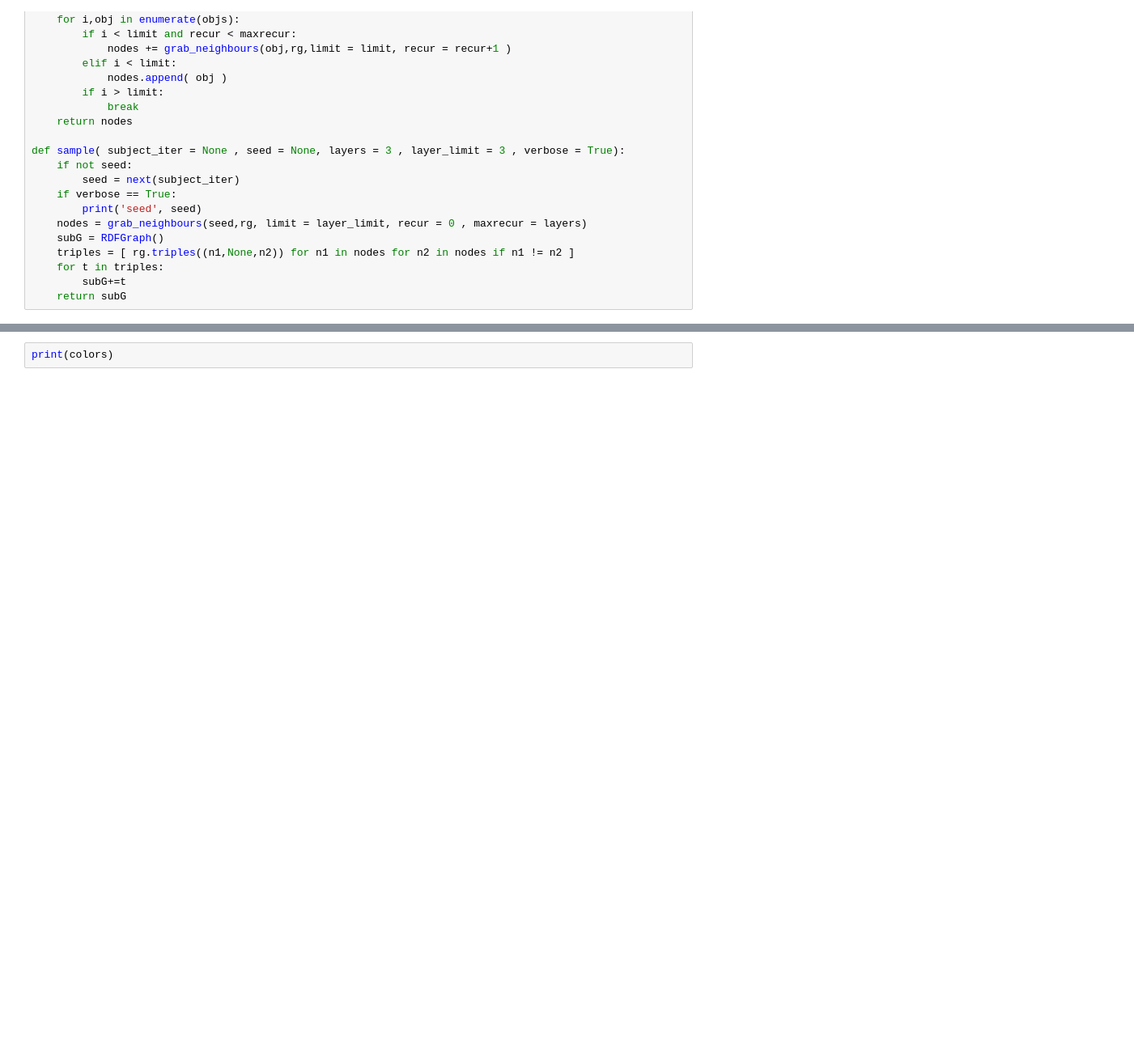
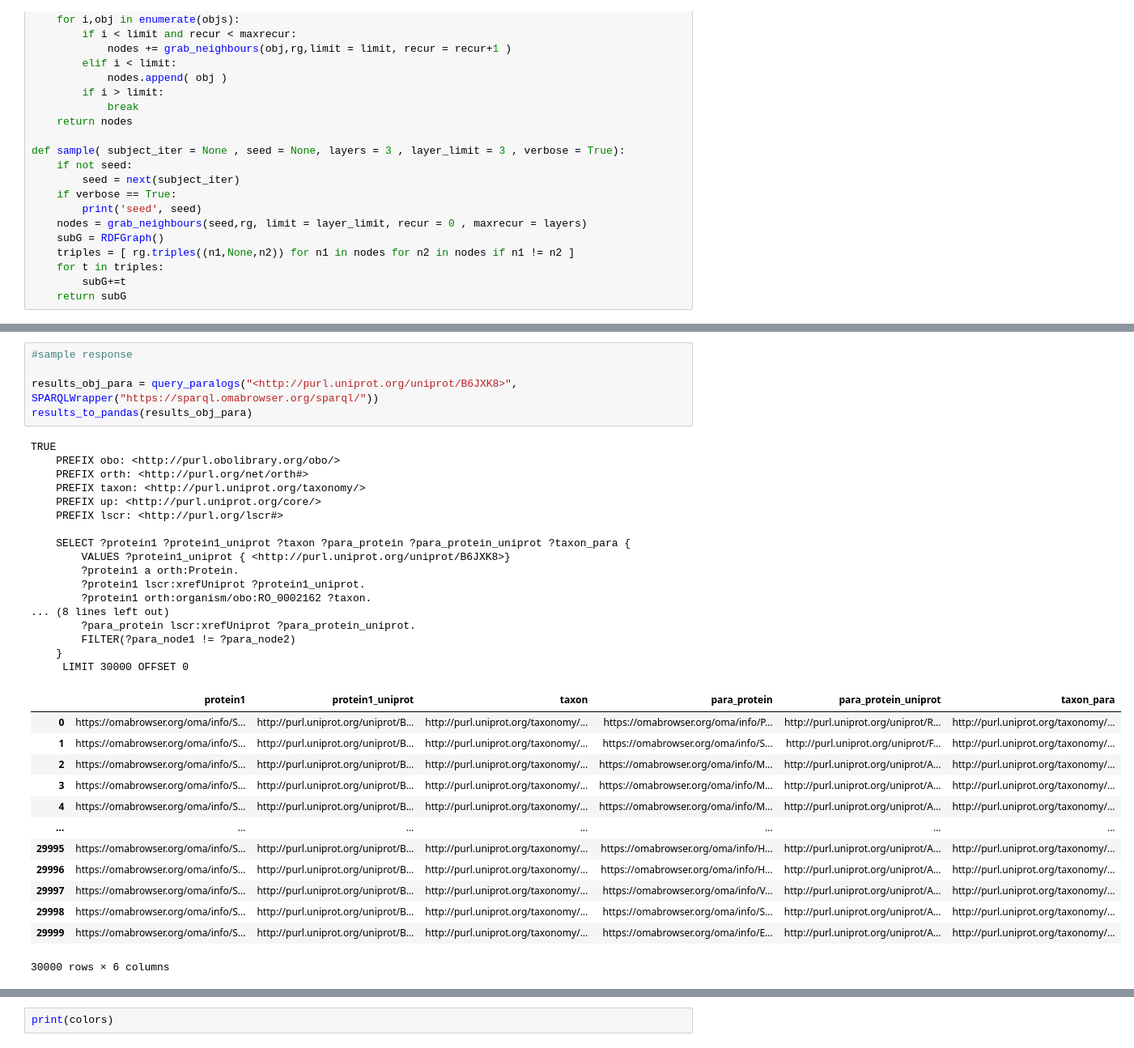
Before and after one commit to DessimozLab/RDF_Graphnet, a Jupyter notebook: rdf2network/rdf2networkx.ipynb, the cells around one changed output, grey strips where cells are left out. Shown at 81% size. Cells and saved outputs as stored; diff of their text form; blank space fills up the shorter version.

```diff
--- a/rdf2network/rdf2networkx.ipynb
+++ b/rdf2network/rdf2networkx.ipynb
@@ -381 +373,37 @@ for index, row in results_to_pandas(results_paralogs).iterrows():
+# %%
+#sample response
+
+results_obj_para = query_paralogs("<http://purl.uniprot.org/uniprot/B6JXK8>", SPARQLWrapper("https://sparql.omabrowser.org/sparql/"))
+results_to_pandas(results_obj_para)
+# %% [output]
+TRUE
+    PREFIX obo: <http://purl.obolibrary.org/obo/>
+    PREFIX orth: <http://purl.org/net/orth#>
+    PREFIX taxon: <http://purl.uniprot.org/taxonomy/>
+    PREFIX up: <http://purl.uniprot.org/core/>
+    PREFIX lscr: <http://purl.org/lscr#>
+
+    SELECT ?protein1 ?protein1_uniprot ?taxon ?para_protein ?para_protein_uniprot ?taxon_para {
+        VALUES ?protein1_uniprot { <http://purl.uniprot.org/uniprot/B6JXK8>}
+        ?protein1 a orth:Protein.
+        ?protein1 lscr:xrefUniprot ?protein1_uniprot.
+        ?protein1 orth:organism/obo:RO_0002162 ?taxon.
+... (8 lines left out)
+        ?para_protein lscr:xrefUniprot ?para_protein_uniprot.
+        FILTER(?para_node1 != ?para_node2)
+    }
+     LIMIT 30000 OFFSET 0
+|  | protein1 | protein1_uniprot | taxon | para_protein | para_protein_uniprot | taxon_para |
+| 0 | https://omabrowser.org/oma/info/S... | http://purl.uniprot.org/uniprot/B... | http://purl.uniprot.org/taxonomy/... | https://omabrowser.org/oma/info/P... | http://purl.uniprot.org/uniprot/R... | http://purl.uniprot.org/taxonomy/... |
+| 1 | https://omabrowser.org/oma/info/S... | http://purl.uniprot.org/uniprot/B... | http://purl.uniprot.org/taxonomy/... | https://omabrowser.org/oma/info/S... | http://purl.uniprot.org/uniprot/F... | http://purl.uniprot.org/taxonomy/... |
+| 2 | https://omabrowser.org/oma/info/S... | http://purl.uniprot.org/uniprot/B... | http://purl.uniprot.org/taxonomy/... | https://omabrowser.org/oma/info/M... | http://purl.uniprot.org/uniprot/A... | http://purl.uniprot.org/taxonomy/... |
+| 3 | https://omabrowser.org/oma/info/S... | http://purl.uniprot.org/uniprot/B... | http://purl.uniprot.org/taxonomy/... | https://omabrowser.org/oma/info/M... | http://purl.uniprot.org/uniprot/A... | http://purl.uniprot.org/taxonomy/... |
+| 4 | https://omabrowser.org/oma/info/S... | http://purl.uniprot.org/uniprot/B... | http://purl.uniprot.org/taxonomy/... | https://omabrowser.org/oma/info/M... | http://purl.uniprot.org/uniprot/A... | http://purl.uniprot.org/taxonomy/... |
+| ... | ... | ... | ... | ... | ... | ... |
+| 29995 | https://omabrowser.org/oma/info/S... | http://purl.uniprot.org/uniprot/B... | http://purl.uniprot.org/taxonomy/... | https://omabrowser.org/oma/info/H... | http://purl.uniprot.org/uniprot/A... | http://purl.uniprot.org/taxonomy/... |
+| 29996 | https://omabrowser.org/oma/info/S... | http://purl.uniprot.org/uniprot/B... | http://purl.uniprot.org/taxonomy/... | https://omabrowser.org/oma/info/H... | http://purl.uniprot.org/uniprot/A... | http://purl.uniprot.org/taxonomy/... |
+| 29997 | https://omabrowser.org/oma/info/S... | http://purl.uniprot.org/uniprot/B... | http://purl.uniprot.org/taxonomy/... | https://omabrowser.org/oma/info/V... | http://purl.uniprot.org/uniprot/A... | http://purl.uniprot.org/taxonomy/... |
+| 29998 | https://omabrowser.org/oma/info/S... | http://purl.uniprot.org/uniprot/B... | http://purl.uniprot.org/taxonomy/... | https://omabrowser.org/oma/info/S... | http://purl.uniprot.org/uniprot/A... | http://purl.uniprot.org/taxonomy/... |
+| 29999 | https://omabrowser.org/oma/info/S... | http://purl.uniprot.org/uniprot/B... | http://purl.uniprot.org/taxonomy/... | https://omabrowser.org/oma/info/E... | http://purl.uniprot.org/uniprot/A... | http://purl.uniprot.org/taxonomy/... |
+30000 rows × 6 columns
 # %%
```
Also changed, not shown: parts of 12 cells of this notebook.
